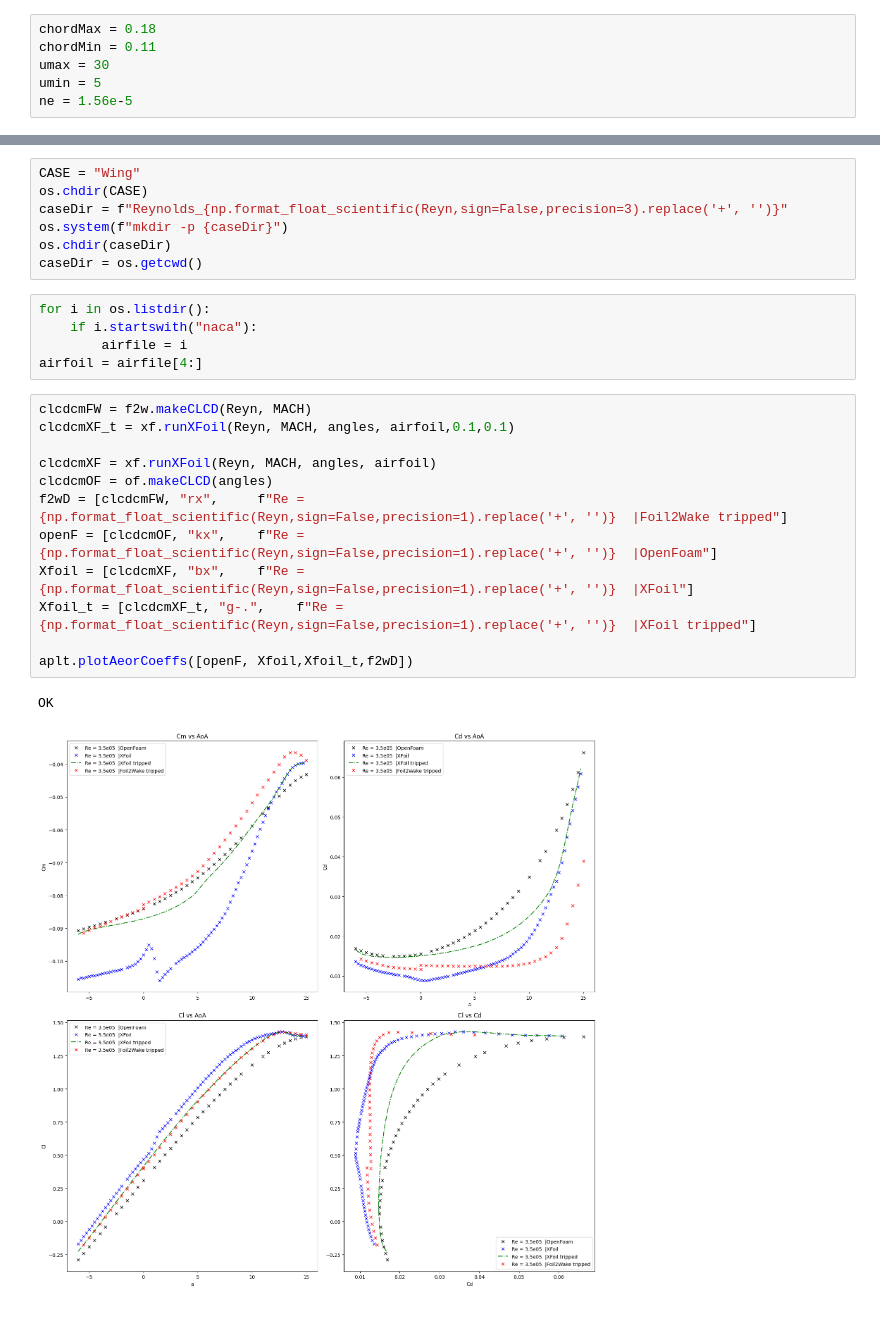
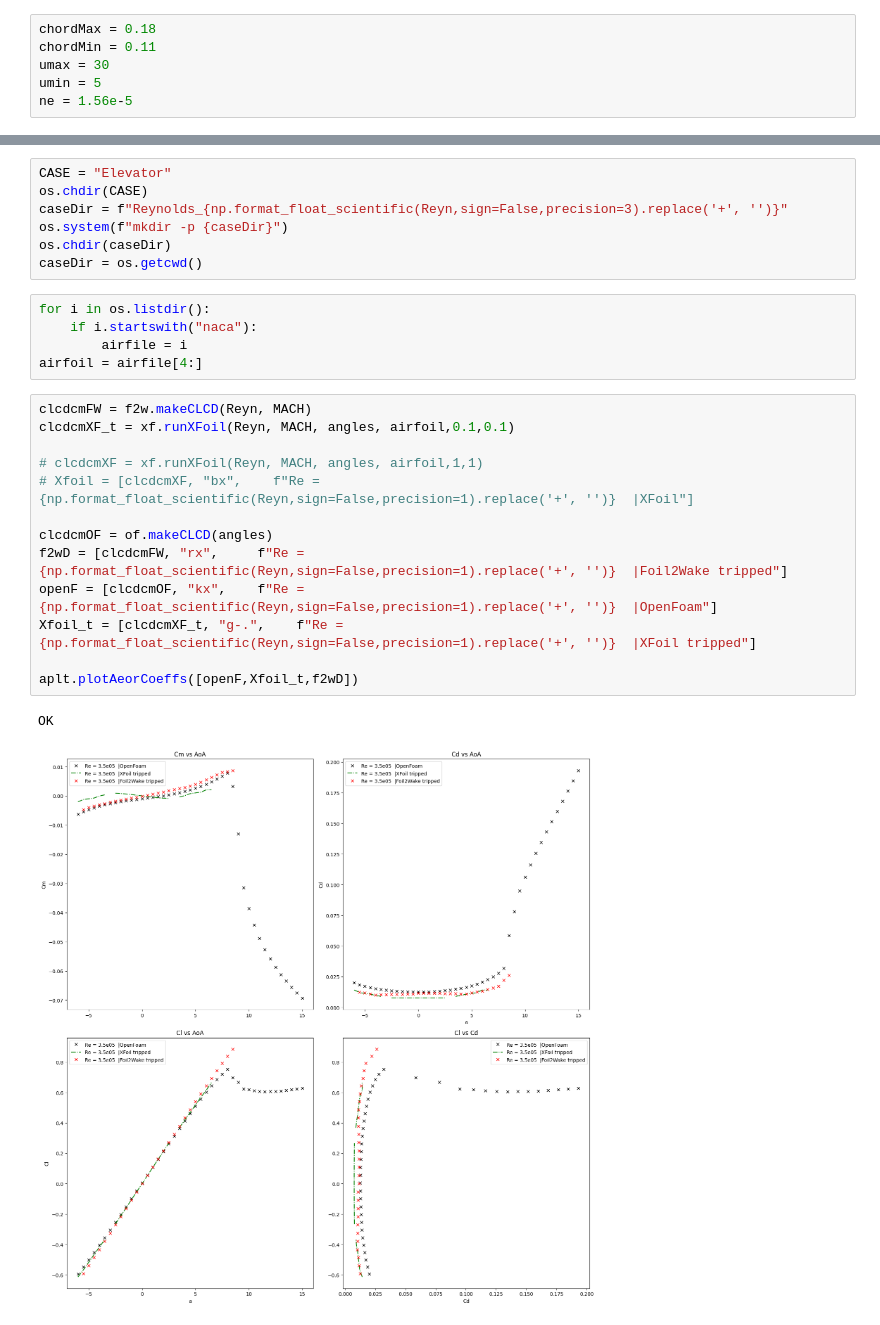
Before and after one commit to trifwn/Icarus, a Jupyter notebook: hermesVis.ipynb, the cells around one changed output, grey strips where cells are left out. Saved outputs shown, nothing was run; the diff lists cells and outputs as text.

```diff
--- a/hermesVis.ipynb
+++ b/hermesVis.ipynb
@@ -37,7 +37,7 @@ Mach = np.linspace(Machmax, Machmin, 10)
 Reyn = Remax
 MACH = Machmax
 # %%
-CASE = "Wing"
+CASE = "Elevator"
 os.chdir(CASE)
 caseDir = f"Reynolds_{np.format_float_scientific(Reyn,sign=False,precision=3).replace('+', '')}"
 os.system(f"mkdir -p {caseDir}")
@@ -51,15 +51,16 @@ airfoil = airfile[4:]
 # %%
 clcdcmFW = f2w.makeCLCD(Reyn, MACH)
 clcdcmXF_t = xf.runXFoil(Reyn, MACH, angles, airfoil,0.1,0.1)
 
-clcdcmXF = xf.runXFoil(Reyn, MACH, angles, airfoil)
+# clcdcmXF = xf.runXFoil(Reyn, MACH, angles, airfoil,1,1)
+# Xfoil = [clcdcmXF, "bx",    f"Re = {np.format_float_scientific(Reyn,sign=False,precision=1).replace('+', '')}  |XFoil"]
+
 clcdcmOF = of.makeCLCD(angles)
 f2wD = [clcdcmFW, "rx",     f"Re = {np.format_float_scientific(Reyn,sign=False,precision=1).replace('+', '')}  |Foil2Wake tripped"]
 openF = [clcdcmOF, "kx",    f"Re = {np.format_float_scientific(Reyn,sign=False,precision=1).replace('+', '')}  |OpenFoam"]
-Xfoil = [clcdcmXF, "bx",    f"Re = {np.format_float_scientific(Reyn,sign=False,precision=1).replace('+', '')}  |XFoil"]
 Xfoil_t = [clcdcmXF_t, "g-.",    f"Re = {np.format_float_scientific(Reyn,sign=False,precision=1).replace('+', '')}  |XFoil tripped"]
 
-aplt.plotAeorCoeffs([openF, Xfoil,Xfoil_t,f2wD])
+aplt.plotAeorCoeffs([openF,Xfoil_t,f2wD])
 # %% [output]
 OK
-[figure, old version]
+[figure, new version]
```
Also changed, not shown: parts of 11 cells of this notebook, 16 other files.
